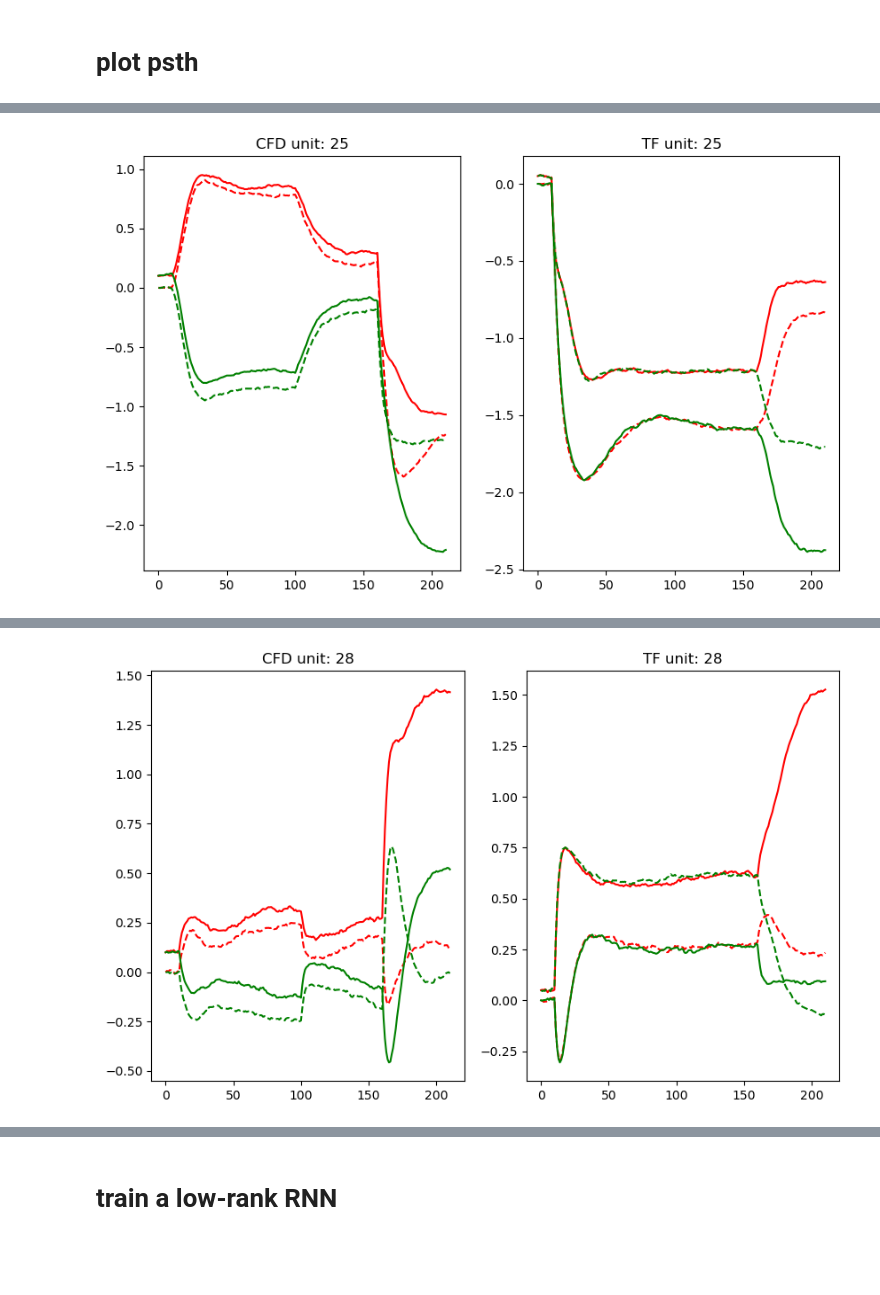
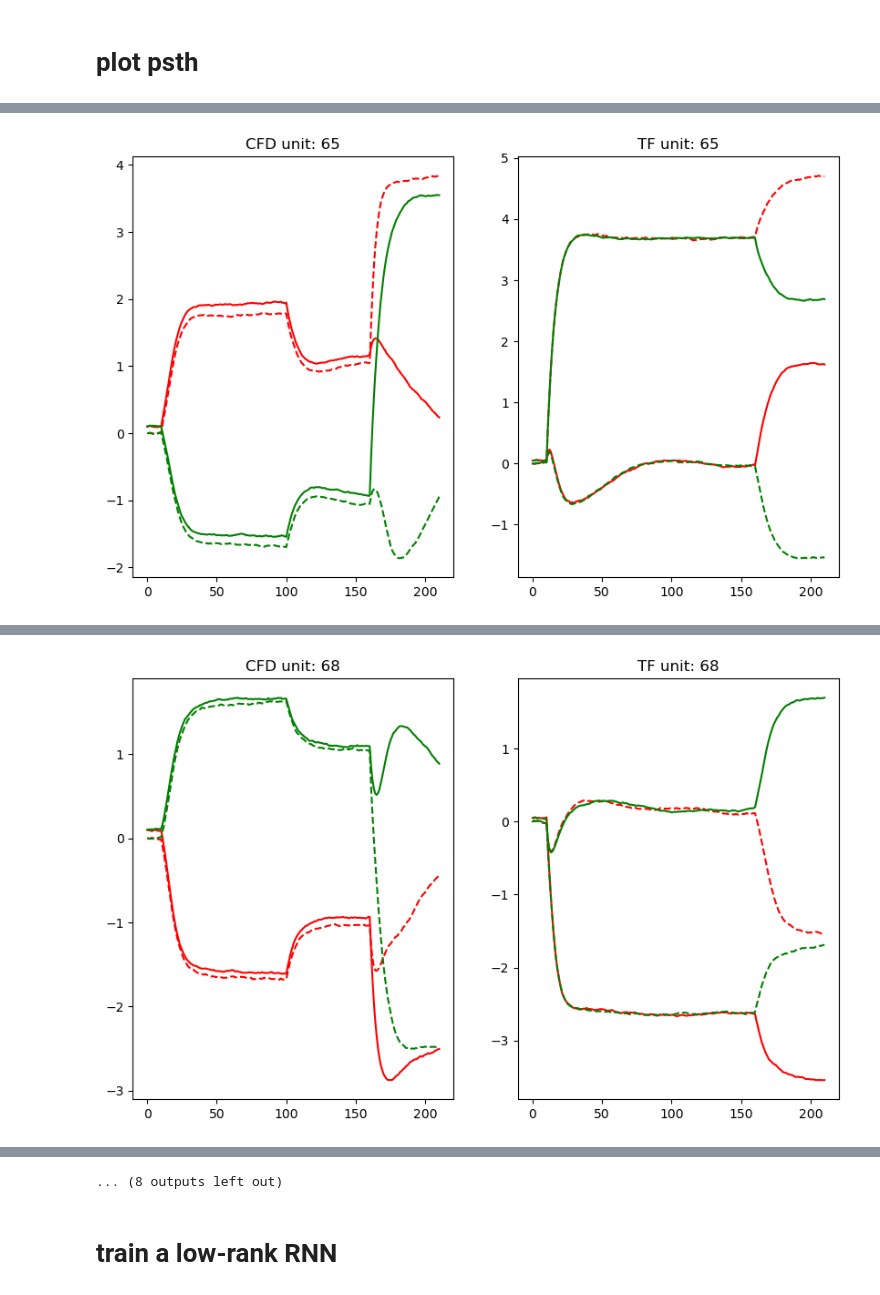
Before and after one commit to tianw6/lowrank_inference, a Jupyter notebook: notebooks/CFDTFtrain.ipynb, the cells around one changed output, grey strips where cells are left out. Saved outputs shown, nothing was run; the diff lists cells and outputs as text; code cells hidden in the pictures; blank space fills up the shorter version.

```diff
--- a/notebooks/CFDTFtrain.ipynb
+++ b/notebooks/CFDTFtrain.ipynb
@@ -40,6 +40,7 @@ for n in range(10):
 # net_fr = FullRankRNN(1, hidden_size, 1, noise_std, alpha)
 
 net.non_linearity = torch.tanh
+net.out_non_linearity = torch.eye
 
 train(net, x_train, y_train, mask_train, n_epochs=10, lr=lr / sqrt(size), batch_size=50, keep_best=True, cuda=True, early_stop=0.2)
 
@@ -115,7 +118,7 @@ tfRR = tfTraj[np.logical_and(tfDecision == 1, tfCoh > 0),:,:]
 tfGL = tfTraj[np.logical_and(tfDecision == -1, tfCoh < 0),:,:]
 tfGR = tfTraj[np.logical_and(tfDecision == 1, tfCoh < 0),:,:]
 # %%
-for n in range(20,30):
+for n in range(60,80):
     plt.figure(figsize=(10,6))
     plt.subplot(121)
     plt.plot(np.mean(cfdRL,axis = 0)[:,n]+0.1, 'r-')
@@ -139 +142 @@ for n in range(20,30):
-[figure, old version]
+[figure, new version]
@@ -142 +145 @@ for n in range(20,30):
-[figure, old version]
+[figure, new version]
@@ -143,0 +149 @@ for n in range(20,30):
+... (8 outputs left out)
```
Also changed, not shown: parts of 6 cells of this notebook, 13 other files.
